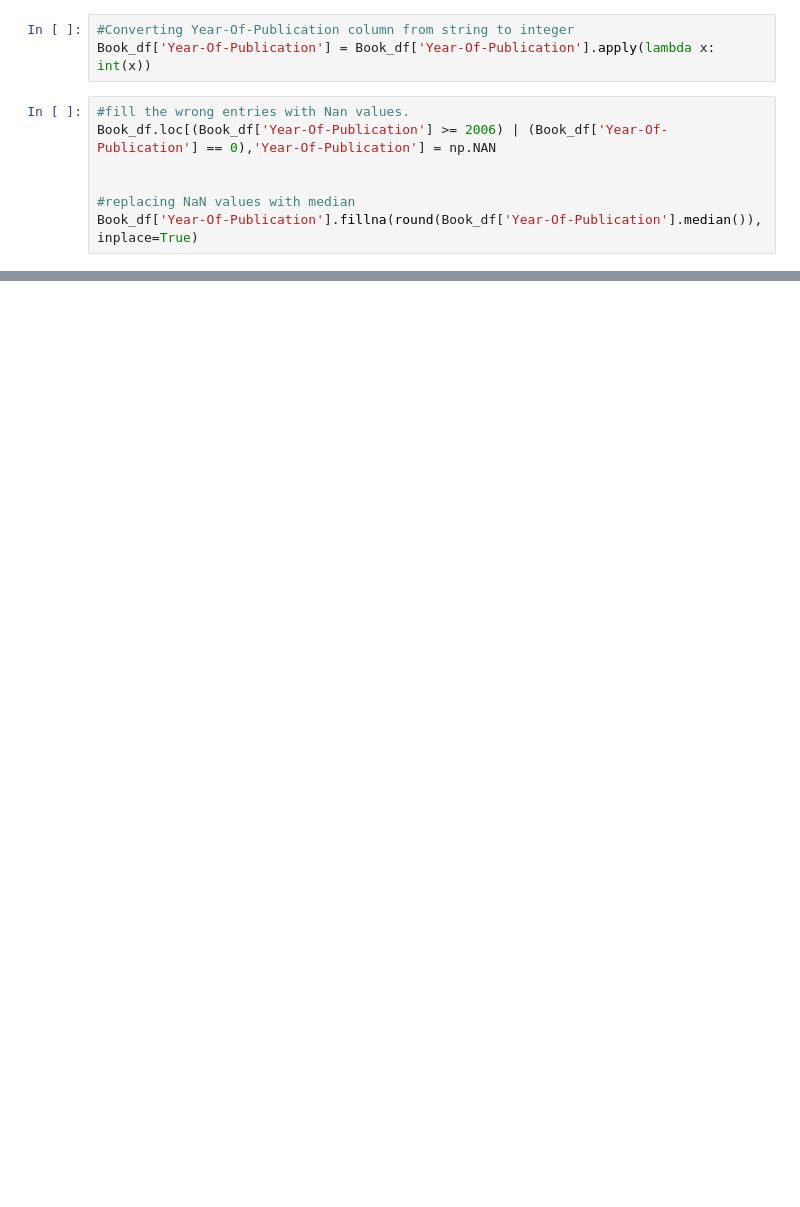
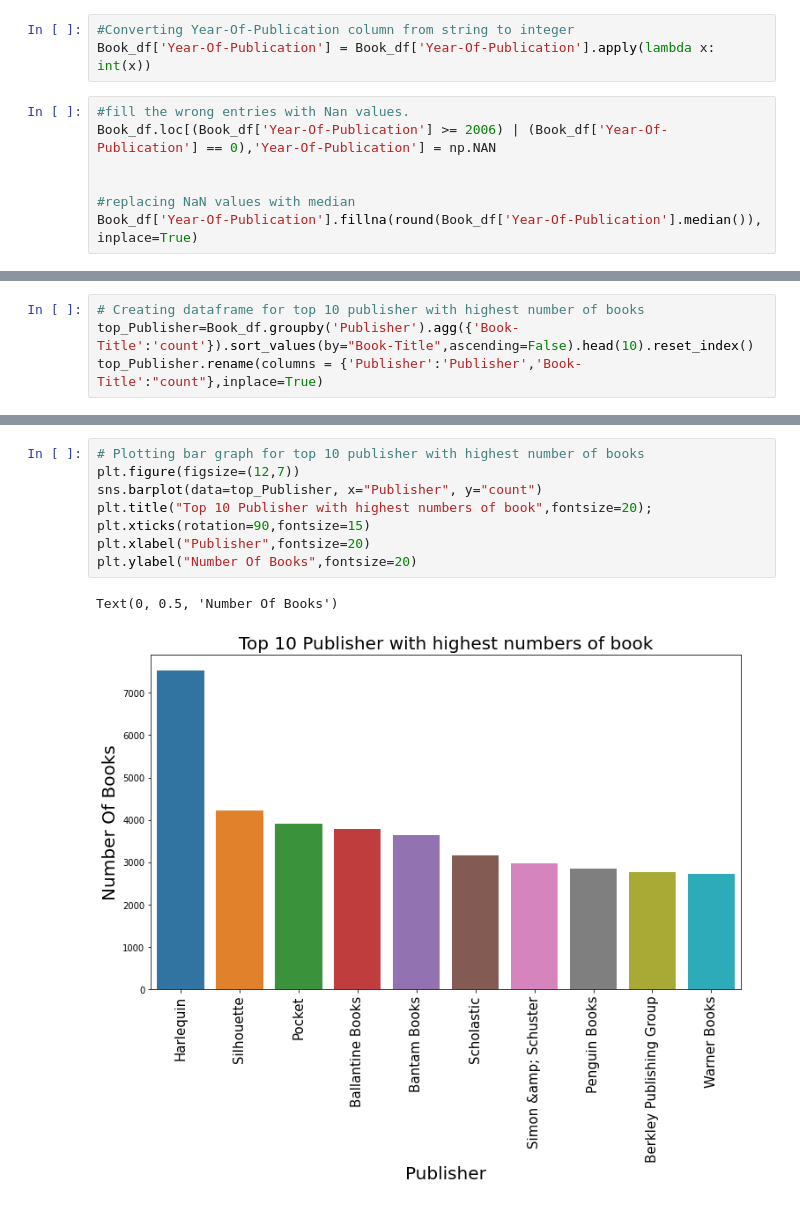
Before and after one commit to mukteshsingh95/Book-Recommendation-System, a Jupyter notebook: Book_Recommendation_System.ipynb, the cells around one changed output, grey strips where cells are left out. Saved outputs shown, nothing was run; the diff lists cells and outputs as text; blank space fills up the shorter version.

```diff
--- a/Book_Recommendation_System.ipynb
+++ b/Book_Recommendation_System.ipynb
@@ -271,0 +278,4 @@ sns.distplot(Book_df['Year-Of-Publication'])
+# %%
+# Creating dataframe for top 10 publisher with highest number of books
+top_Publisher=Book_df.groupby('Publisher').agg({'Book-Title':'count'}).sort_values(by="Book-Title",ascending=False).head(10).reset_index()
+top_Publisher.rename(columns = {'Publisher':'Publisher','Book-Title':"count"},inplace=True)
@@ -271,0 +296,11 @@ sns.distplot(Book_df['Year-Of-Publication'])
+# %%
+# Plotting bar graph for top 10 publisher with highest number of books
+plt.figure(figsize=(12,7))
+sns.barplot(data=top_Publisher, x="Publisher", y="count")
+plt.title("Top 10 Publisher with highest numbers of book",fontsize=20);
+plt.xticks(rotation=90,fontsize=15)
+plt.xlabel("Publisher",fontsize=20)
+plt.ylabel("Number Of Books",fontsize=20)
+# %% [output]
+Text(0, 0.5, 'Number Of Books')
+[figure, added]
```
Also changed, not shown: parts of 21 cells of this notebook.
